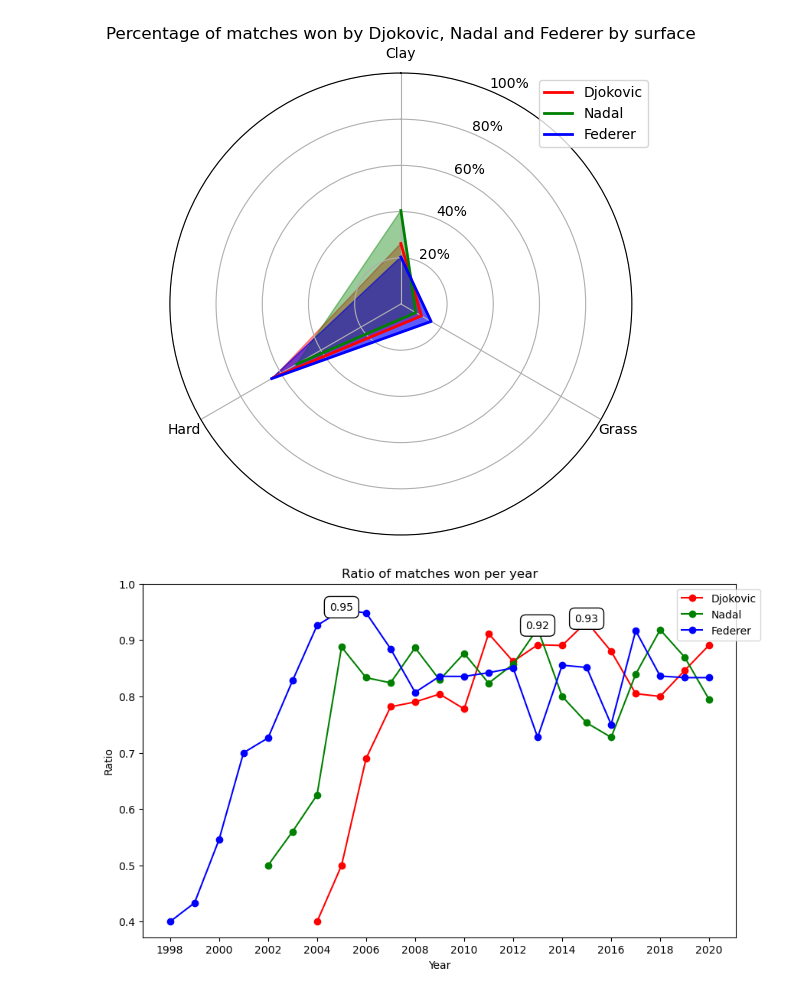
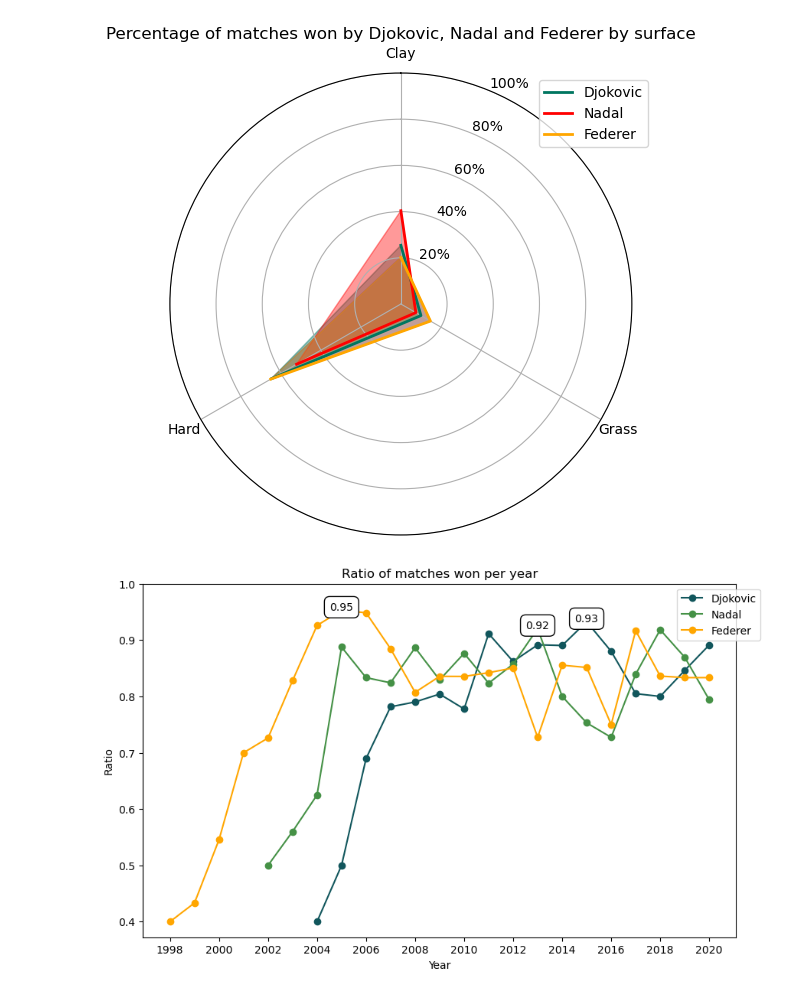
Before and after one commit to yasemitee/SciVIs, a Jupyter notebook: goat.ipynb, the cells around one changed output. Drawn from its saved outputs; the diff is of its cells as text; code cells hidden in the pictures.

```diff
--- a/goat.ipynb
+++ b/goat.ipynb
@@ -45,11 +48,10 @@ aus_open_wins = [slams_by_tourney[(slams_by_tourney['winner_name'] == player) &
 wimbledon_wins = [slams_by_tourney[(slams_by_tourney['winner_name'] == player) & (slams_by_tourney['tourney_name'] == 'Wimbledon')]['count'].values[0] for player in players]
 roland_garros_wins = [slams_by_tourney[(slams_by_tourney['winner_name'] == player) & (slams_by_tourney['tourney_name'] == 'Roland Garros')]['count'].values[0] for player in players]
 
-colors = {'Wimbledon': 'blue', 'US Open': 'red', 'Roland Garros': 'green', 'Australian Open': 'orange'}
-plt.bar(players, us_open_wins, label='US Open', color=colors['US Open'])
-plt.bar(players, aus_open_wins, label='Australian Open',bottom=us_open_wins, color=colors['Australian Open'])
-plt.bar(players, wimbledon_wins, label='Wimbledon', bottom=[i+j for i,j in zip(us_open_wins, aus_open_wins)], color=colors['Wimbledon'])
-plt.bar(players, roland_garros_wins, label='Roland Garros', bottom=[i+j+k for i,j,k in zip(us_open_wins, aus_open_wins, wimbledon_wins)], color=colors['Roland Garros'])
+plt.bar(players, us_open_wins, label='US Open', color=colors[0])
+plt.bar(players, aus_open_wins, label='Australian Open',bottom=us_open_wins, color=colors[1])
+plt.bar(players, wimbledon_wins, label='Wimbledon', bottom=[i+j for i,j in zip(us_open_wins, aus_open_wins)], color=colors[2])
+plt.bar(players, roland_garros_wins, label='Roland Garros', bottom=[i+j+k for i,j,k in zip(us_open_wins, aus_open_wins, wimbledon_wins)], color=colors[3])
 
 for i, v in enumerate(us_open_wins):
     plt.text(i, v/2, str(v), color='black', ha='center')
@@ -112,40 +116,40 @@ federer_surface['count'] = federer_surface['count'] / federer_surface['count'].s
 combined_df = pd.merge(djokovic_surface, nadal_surface, on='surface', how='outer', suffixes=('_djokovic', '_nadal'))
 combined_df = pd.merge(combined_df, federer_surface, on='surface', how='outer')
 combined_df = combined_df.rename(columns={'count': 'count_federer'})
 combined_df.fillna(0, inplace=True)
 
 combined_df['count_djokovic'] = combined_df['count_djokovic'] * 100
 combined_df['count_nadal'] = combined_df['count_nadal'] * 100
 combined_df['count_federer'] = combined_df['count_federer'] * 100
 
 angles = np.linspace(0, 2 * np.pi, len(combined_df), endpoint=False).tolist()
 combined_df = pd.concat([combined_df, combined_df.iloc[0:1]], ignore_index=True)
 combined_df = combined_df[:-1]
 
 fig, ax = plt.subplots(figsize=(10, 6), subplot_kw=dict(polar=True))
 ax.fill(angles, combined_df['count_federer'], color='blue', alpha=0.4)
 
-ax.plot(angles, combined_df['count_djokovic'], color='red', linewidth=2, linestyle='solid', label='Djokovic')
-ax.fill(angles, combined_df['count_djokovic'], color='red', alpha=0.4)
+ax.plot(angles, combined_df['count_djokovic'], color=colors[1], linewidth=2, linestyle='solid', label='Djokovic')
+ax.fill(angles, combined_df['count_djokovic'], color=colors[1], alpha=0.4)
 
-ax.plot(angles, combined_df['count_nadal'], color='green', linewidth=2, linestyle='solid', label='Nadal')
-ax.fill(angles, combined_df['count_nadal'], color='green', alpha=0.4)
+ax.plot(angles, combined_df['count_nadal'], color='red', linewidth=2, linestyle='solid', label='Nadal')
+ax.fill(angles, combined_df['count_nadal'], color='red', alpha=0.4)
 
-ax.plot(angles, combined_df['count_federer'], color='blue', linewidth=2, linestyle='solid', label='Federer')
-ax.fill(angles, combined_df['count_federer'], color='blue', alpha=0.4)
+ax.plot(angles, combined_df['count_federer'], color=colors[4], linewidth=2, linestyle='solid', label='Federer')
+ax.fill(angles, combined_df['count_federer'], color=colors[4], alpha=0.4)
 
 ax.set_theta_offset(np.pi / 2)
 ax.set_theta_direction(-1)
 
 ax.set_xticks(angles)
 ax.set_xticklabels(combined_df['surface'].tolist())
 plt.yticks([20, 40, 60, 80, 100], ['20%', '40%', '60%', '80%', '100%'])
 
 plt.title('Percentage of matches won by Djokovic, Nadal and Federer by surface')
 plt.legend(loc='best', bbox_to_anchor=(1.05, 1))
 plt.show()
 # %% [output]
-[figure, old version]
+[figure, new version]
 # %%
 djokovic = atp_matches[(atp_matches['winner_name'] == 'Novak Djokovic') | (atp_matches['loser_name'] == 'Novak Djokovic')]
 djokovic = djokovic[djokovic['tourney_date'].dt.year <= 2020]
@@ -172,9 +176,9 @@ federer_ratio['ratio'] = federer_ratio['count_y'] / federer_ratio['count_x']
 
 plt.figure(figsize=(10, 6))
 plt.gca().xaxis.set_major_formatter(ticker.FuncFormatter(lambda x, _: '{:.0f}'.format(x)))
-plt.plot(djokovic_ratio['tourney_date'], djokovic_ratio['ratio'], color='red', marker='o', label='Djokovic')
-plt.plot(nadal_ratio['tourney_date'], nadal_ratio['ratio'], color='green', marker='o', label='Nadal')
-plt.plot(federer_ratio['tourney_date'], federer_ratio['ratio'], color='blue', marker='o', label='Federer')
+plt.plot(djokovic_ratio['tourney_date'], djokovic_ratio['ratio'], color=colors[0], marker='o', label='Djokovic')
+plt.plot(nadal_ratio['tourney_date'], nadal_ratio['ratio'], color=colors[2], marker='o', label='Nadal')
+plt.plot(federer_ratio['tourney_date'], federer_ratio['ratio'], color=colors[4], marker='o', label='Federer')
 plt.xticks(np.arange(1998, 2021, 2))
 plt.yticks(np.arange(0.4, 1.1, 0.1))
 max_ratio_djokovic = djokovic_ratio[djokovic_ratio['ratio'] == djokovic_ratio['ratio'].max()]
@@ -189,4 +193,4 @@ plt.title('Ratio of matches won per year')
 plt.legend(loc='best', bbox_to_anchor=(1.05, 1))
 plt.show()
 # %% [output]
-[figure, old version]
+[figure, new version]
```
Also changed, not shown: parts of 3 cells of this notebook.
